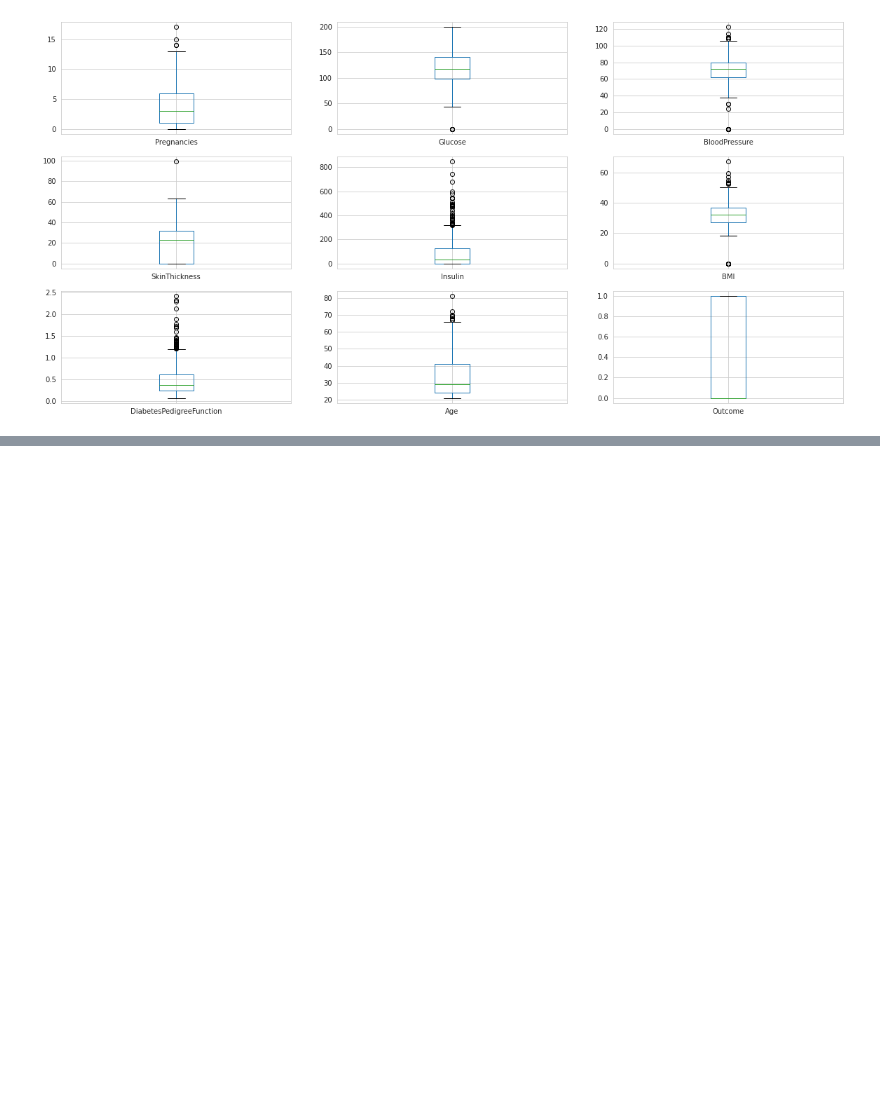
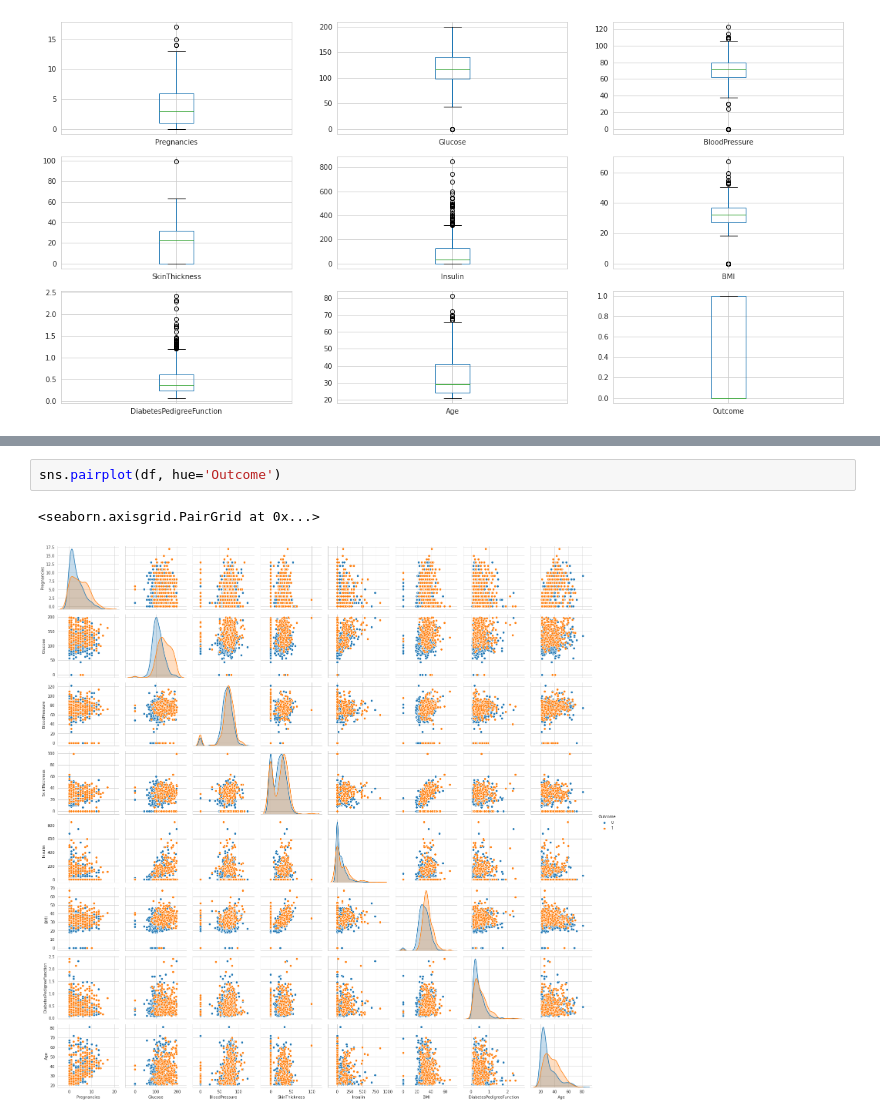
Before and after one commit to hossainlab/aml4h, a Jupyter notebook: book/_build/jupyter_execute/notebooks/02-Exploring-Data-wtih-Visualization.ipynb, the cells around one changed output, grey strips where cells are left out. Drawn from its saved outputs; the diff is of its cells as text; blank space fills up the shorter version.

```diff
--- a/book/_build/jupyter_execute/notebooks/02-Exploring-Data-wtih-Visualization.ipynb
+++ b/book/_build/jupyter_execute/notebooks/02-Exploring-Data-wtih-Visualization.ipynb
@@ -49,0 +105,5 @@ plt.show()
+# %%
+sns.pairplot(df, hue='Outcome')
+# %% [output]
+<seaborn.axisgrid.PairGrid at 0x...>
+[figure, added]
```
Also changed, not shown: parts of 19 cells of this notebook, 28 other files.
